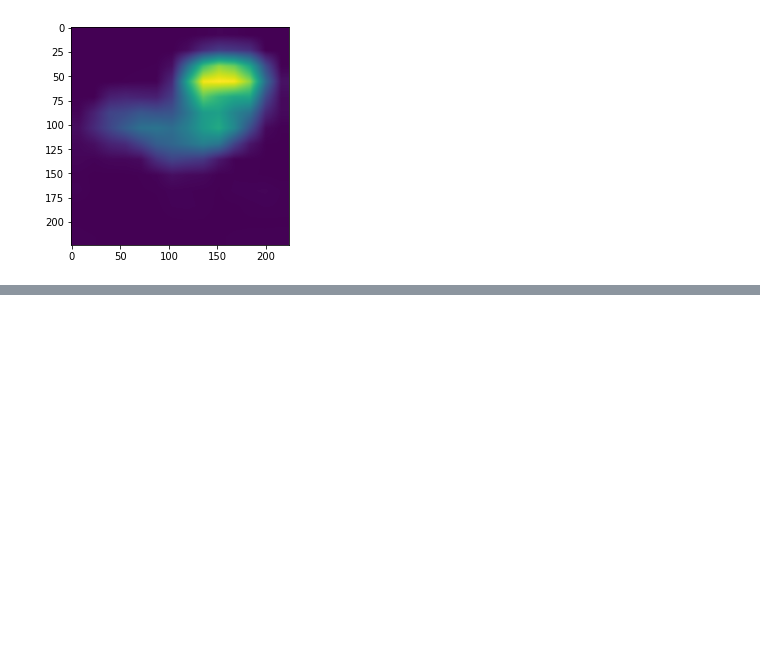
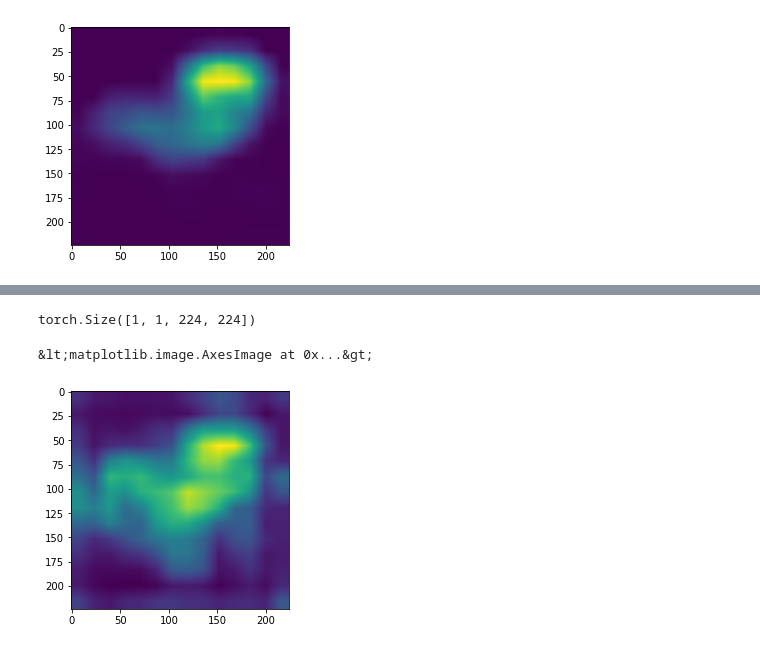
Before and after one commit to k-washi/auto-cat-crop, a Jupyter notebook: notebook/grad_cam.ipynb, the cells around one changed output, grey strips where cells are left out. Saved outputs shown, nothing was run; the diff lists cells and outputs as text; code cells hidden in the pictures; blank space fills up the shorter version.

Commit message:
gradcamを追加した

```diff
--- a/notebook/grad_cam.ipynb
+++ b/notebook/grad_cam.ipynb
@@ -106,0 +109,5 @@ plt.imshow(scorecam_map[0][0])
+# %%
+vgg_gradcam = GradCAMpp(vgg_model_dict)
+# %%
+%time
+scorecam_map, logit = vgg_gradcam(input_batch)
@@ -106,0 +117,9 @@ plt.imshow(scorecam_map[0][0])
+# %%
+print(scorecam_map.shape)
+# %% [output]
+torch.Size([1, 1, 224, 224])
+# %%
+plt.imshow(scorecam_map[0][0])
+# %% [output]
+&lt;matplotlib.image.AxesImage at 0x...&gt;
+[figure, added]
```
Also changed, not shown: parts of 2 cells of this notebook, 2 other files.
